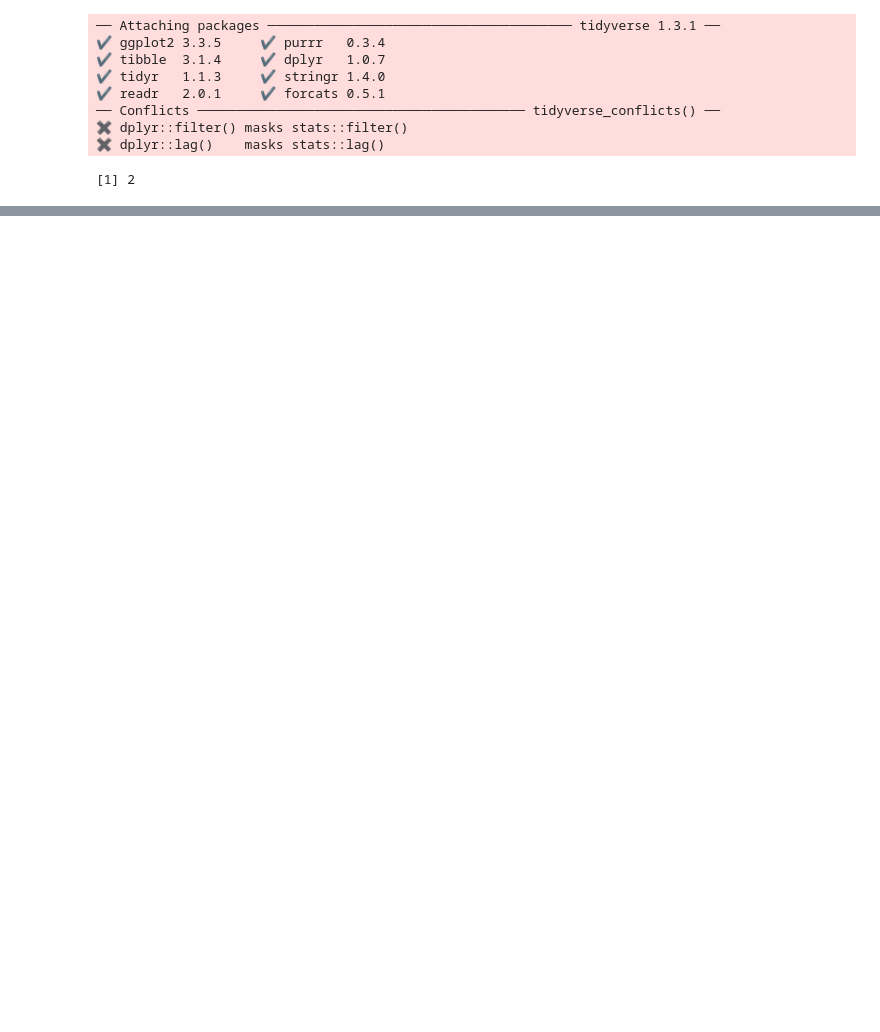
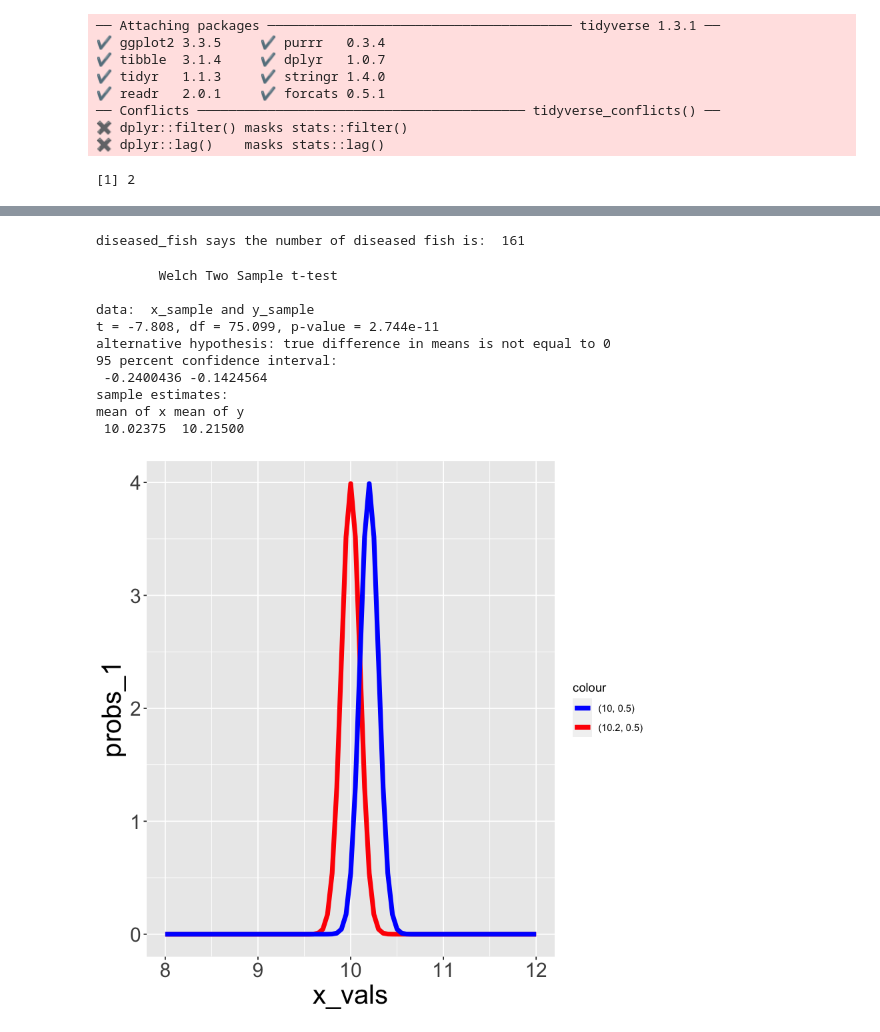
Before and after one commit to mdowd3/week_5_practical, a Jupyter notebook: week_5_solution.ipynb, the cells around one changed output, grey strips where cells are left out. Saved outputs shown, nothing was run; the diff lists cells and outputs as text; code cells hidden in the pictures; blank space fills up the shorter version.

```diff
--- a/week_5_solution.ipynb
+++ b/week_5_solution.ipynb
@@ -63,0 +48,44 @@ sqrt(ifelse(x >= 0, x, NA))
+# %%
+###Question 3
+
+#0 is healthy fish, 1 is diseased fish
+diseased_fish= sample(c(0,1), size = 340, replace=TRUE, prob=c(1-.43,.43))
+cat("diseased_fish says the number of diseased fish is: ", sum(diseased_fish))
+# %% [output]
+diseased_fish says the number of diseased fish is:  161
+# %%
+###Question 4
+
+x_vals=seq(8,12,0.05)
+probs_1=mapply(dnorm, x_vals, mean=10, sd=0.1)
+probs_2=mapply(dnorm, x_vals, mean=10.2, sd=0.1)
+
+ggplot() +
+  geom_line(aes(x=x_vals, y=probs_1, color = "red"), size=2) +
+  geom_line(aes(x=x_vals, y=probs_2, color = "blue"), size=2) +
+  xlim(8,12)+
+  theme(axis.title.x = element_text(size = 24), axis.title.y = element_text(size = 24)) +
+  theme(axis.text.x = element_text(size = 18), axis.text.y = element_text(size = 18)) +
+  scale_color_manual(labels = c("(10, 0.5)", "(10.2, 0.5)"), values = c("blue", "red"))
+
+set.seed(42)
+
+x_sample=sample(x_vals, 40, TRUE, probs_1)
+y_sample=sample(x_vals, 40, TRUE, probs_2)
+
+t.test(x_sample, y_sample)
+
+#t-test reports not sig. different. Error in my code or am I misunderstanding the question?
+#Is there an error in the code, since y-axis has whole values, not decimals/precents
+# %% [output]
+        Welch Two Sample t-test
+
+data:  x_sample and y_sample
+t = -7.808, df = 75.099, p-value = 2.744e-11
+alternative hypothesis: true difference in means is not equal to 0
+95 percent confidence interval:
+ -0.2400436 -0.1424564
+sample estimates:
+mean of x mean of y
+ 10.02375  10.21500
+[figure, added]
```
Also changed, not shown: parts of 11 cells of this notebook, 1 other file.
